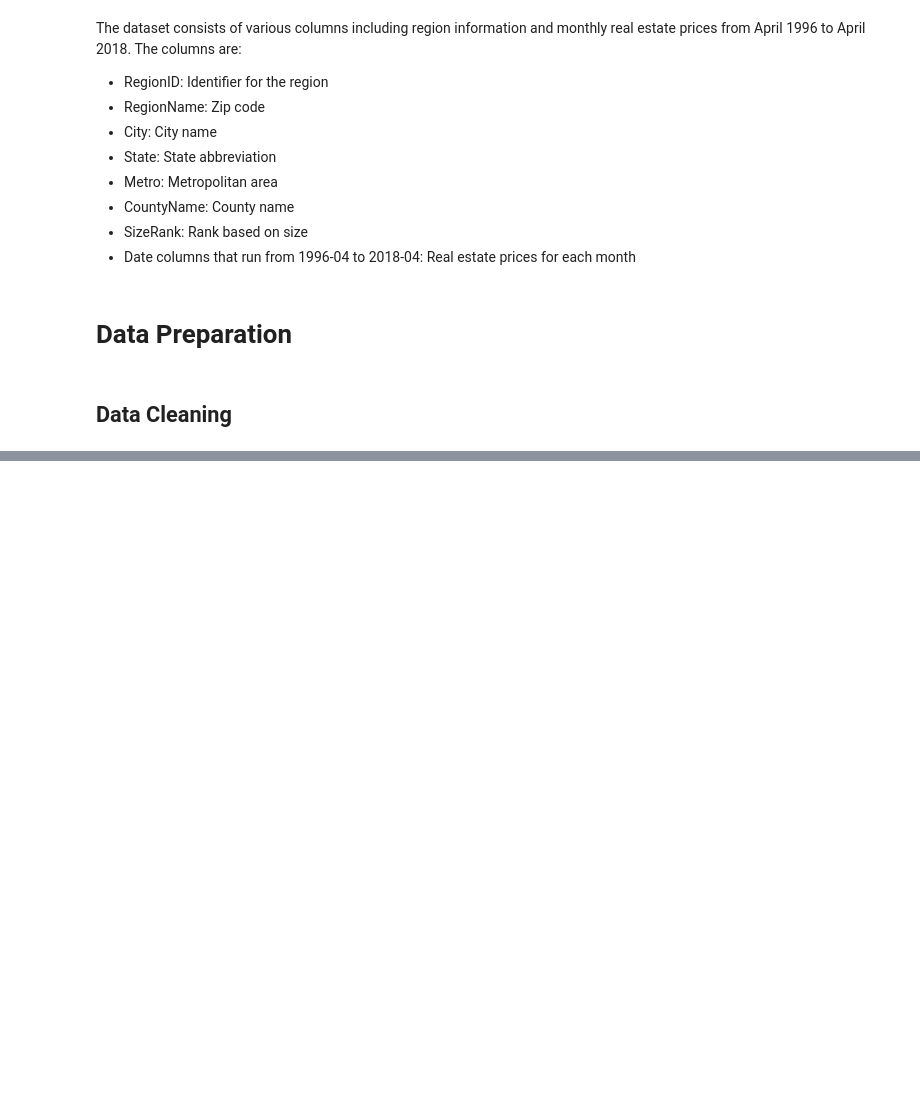
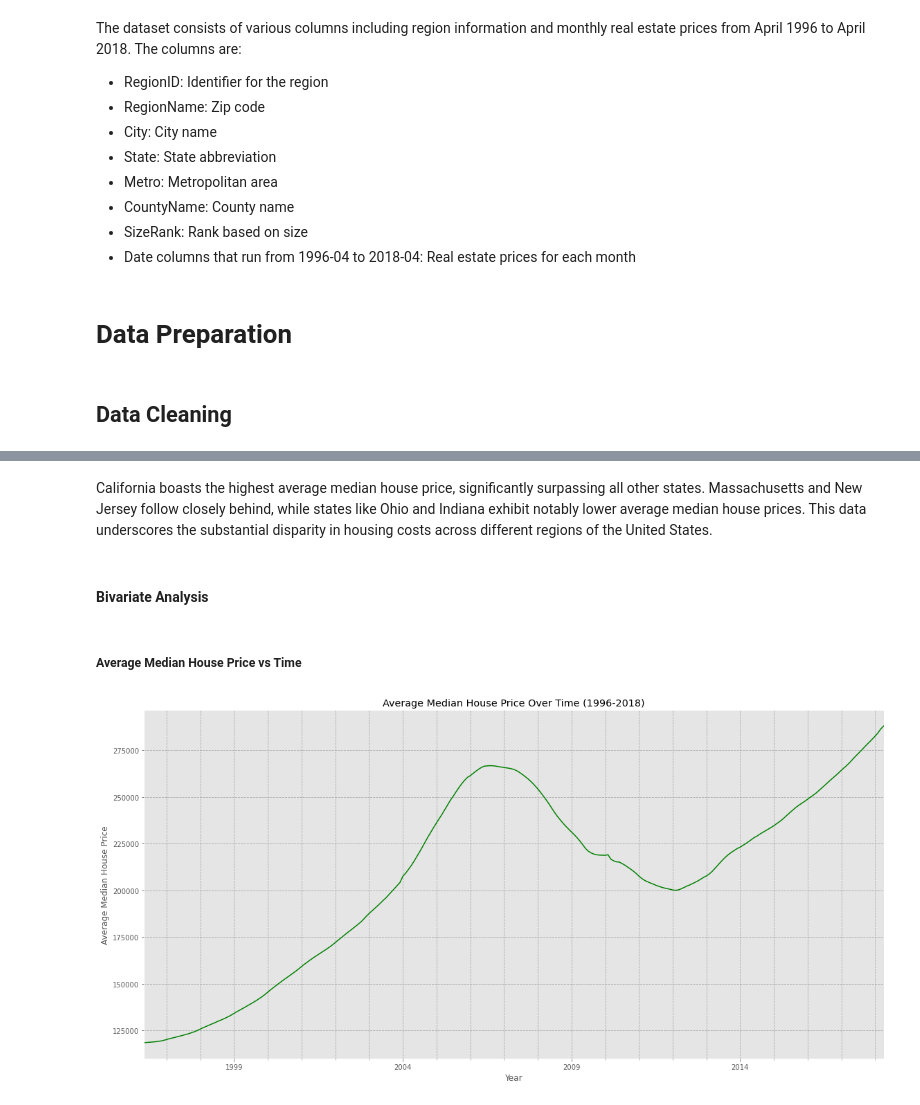
Before and after one commit to mbuvimuia/Time-Series-Analysis-Zillow-Data, a Jupyter notebook: index.ipynb, the cells around one changed output, grey strips where cells are left out. Drawn from its saved outputs; the diff is of its cells as text; code cells hidden in the pictures; blank space fills up the shorter version.

```diff
--- a/index.ipynb
+++ b/index.ipynb
@@ -653,0 +221,27 @@ The histogram with a KDE curve displays the distribution of average median house
+# %% [markdown]
+California boasts the highest average median house price, significantly surpassing all other states. Massachusetts and New Jersey follow closely behind, while states like Ohio and Indiana exhibit notably lower average median house prices. This data underscores the substantial disparity in housing costs across different regions of the United States.
+# %% [markdown]
+#### Bivariate Analysis
+# %% [markdown]
+##### Average Median House Price vs Time
+# %%
+# Extracting all the monthly columns
+monthly_columns = df_cleaned.columns[7:271]  # Adjust indices if needed
+
+# Calculating the average median house price for each month
+average_monthly_prices = df_cleaned[monthly_columns].mean()
+
+# Convert the monthly columns to datetime
+average_monthly_prices.index = pd.to_datetime(average_monthly_prices.index, format='%Y-%m')
+
+# Plotting the average median house price over time
+plt.figure(figsize=(16, 8))
+average_monthly_prices.plot(color='green')
+plt.title('Average Median House Price Over Time (1996-2018)')
+plt.xlabel('Year')
+plt.ylabel('Average Median House Price')
+plt.grid(True, which="both", ls="--", c='0.65')
+plt.tight_layout()
+plt.show()
+# %% [output]
+[figure, added]
```
Also changed, not shown: parts of 81 cells of this notebook.
